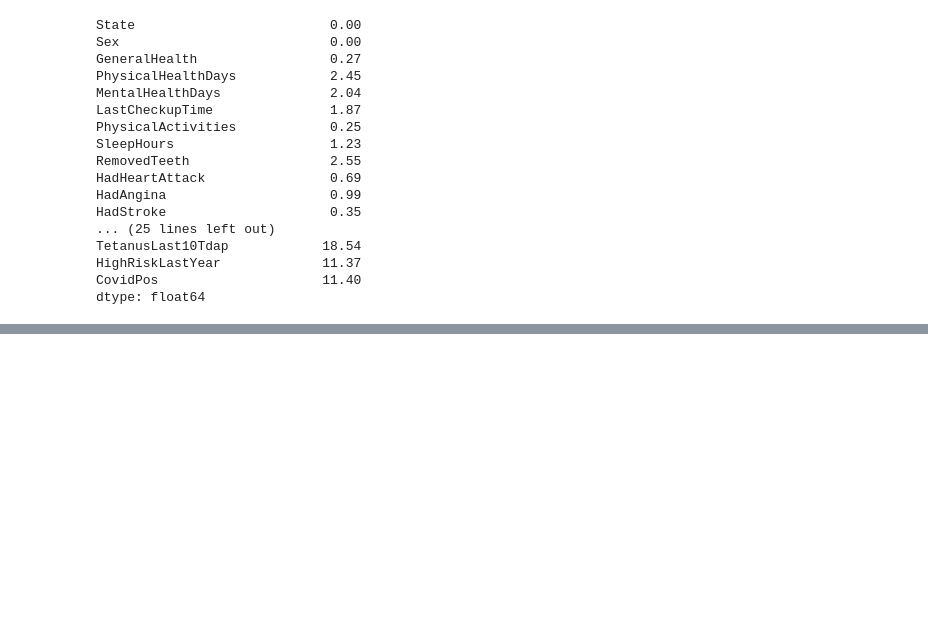
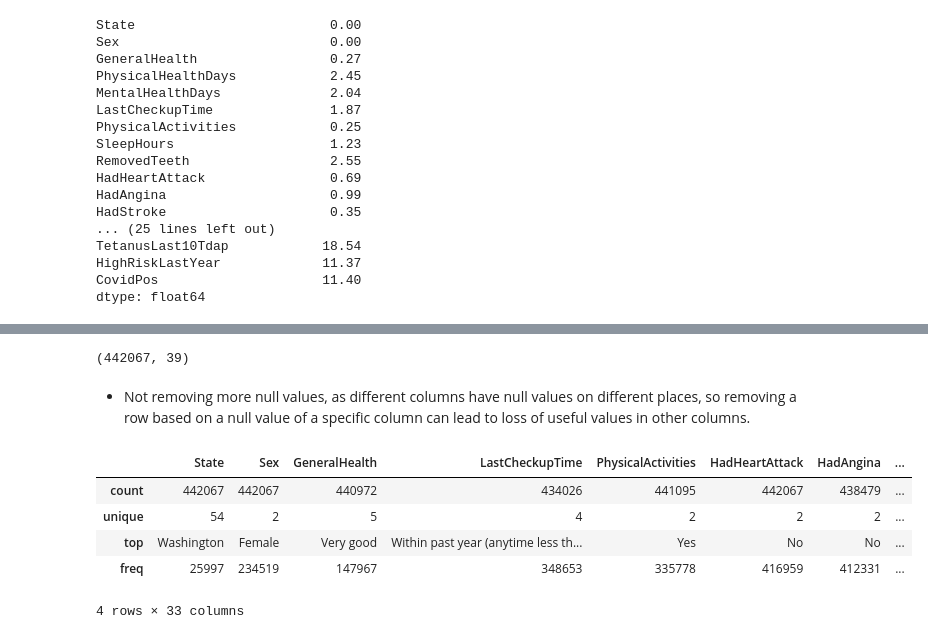
Before and after one commit to ali-bin-kashif/heart-disease-healthcare-data-analysis, a Jupyter notebook: heart_indicator_data_analysis.ipynb, the cells around one changed output, grey strips where cells are left out. Saved outputs shown, nothing was run; the diff lists cells and outputs as text; code cells hidden in the pictures; blank space fills up the shorter version.

```diff
--- a/heart_indicator_data_analysis.ipynb
+++ b/heart_indicator_data_analysis.ipynb
@@ -263,3 +284,7 @@ TetanusLast10Tdap            18.54
 HighRiskLastYear             11.37
 CovidPos                     11.40
 dtype: float64
+# %%
+# Dropping columns which we don't need.
+
+heart_data = heart_data.drop(columns=['RemovedTeeth'])
@@ -265,0 +306,16 @@ dtype: float64
+# %%
+heart_data = heart_data.dropna( subset=['HadHeartAttack'] )
+heart_data.shape
+# %% [output]
+(442067, 39)
+# %% [markdown]
+- Not removing more null values, as different columns have null values on different places, so removing a row based on a null value of a specific column can lead to loss of useful values in other columns.
+# %%
+heart_data.describe(include='object')
+# %% [output]
+|  | State | Sex | GeneralHealth | LastCheckupTime | PhysicalActivities | HadHeartAttack | HadAngina | ... |
+| count | 442067 | 442067 | 440972 | 434026 | 441095 | 442067 | 438479 | ... |
+| unique | 54 | 2 | 5 | 4 | 2 | 2 | 2 | ... |
+| top | Washington | Female | Very good | Within past year (anytime less th... | Yes | No | No | ... |
+| freq | 25997 | 234519 | 147967 | 348653 | 335778 | 416959 | 412331 | ... |
+4 rows × 33 columns
```
Also changed, not shown: parts of 6 cells of this notebook.
